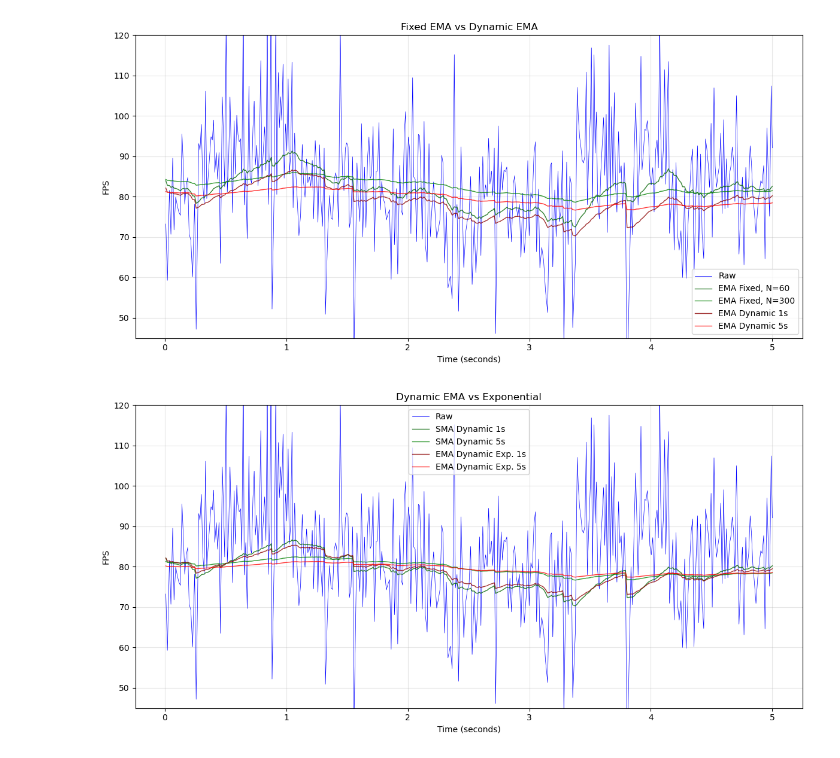
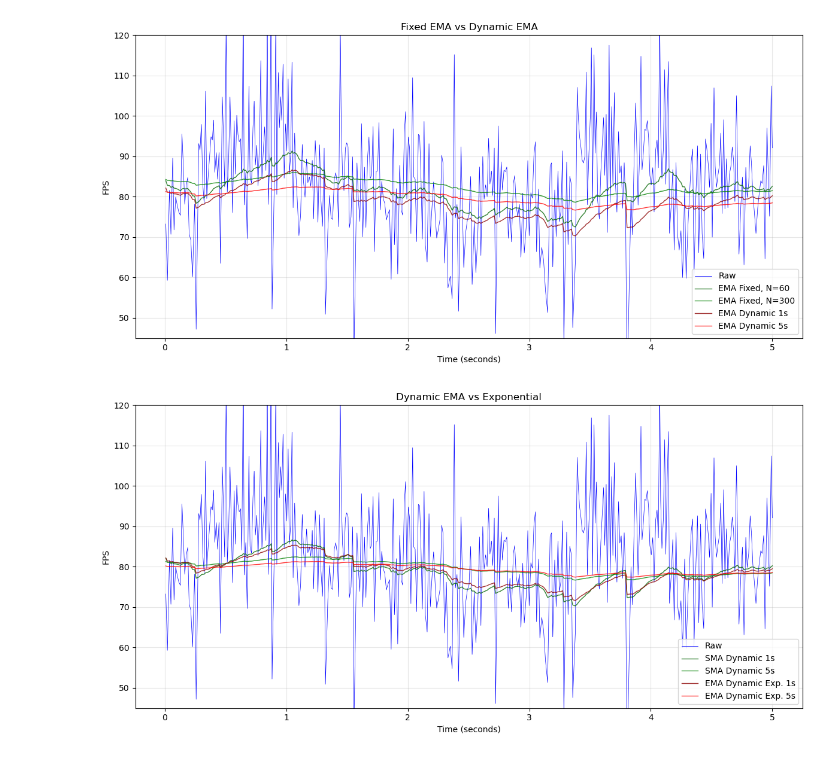
Before and after one commit to wilgaboury/blog, a Jupyter notebook: other/fps-analysis/frame_analysis.ipynb, the cells around one changed output. Drawn from its saved outputs; the diff is of its cells as text; code cells hidden in the pictures.

```diff
--- a/other/fps-analysis/frame_analysis.ipynb
+++ b/other/fps-analysis/frame_analysis.ipynb
@@ -16,21 +16,31 @@ def sma_fix(durs, n):
 def sma_dyn(times, durs, secs):
     ret = []
     queue = []
-    prev = times[0]
     for i in range(0, len(times)):
         queue.append([times[i], durs[i]])
         cur = times[i]
         while queue[0][0] + secs < cur:
             queue.pop(0)
-        fps = 1/(sum([dur for [time, dur] in queue])/len(queue))
+        fps = 1/(sum([dur for [_, dur] in queue])/len(queue))
         ret.append(fps)
-        prev = cur
+    return ret
+
+def sma_dyn_wei(times, durs, secs):
+    ret = []
+    queue = []
+    for i in range(0, len(times)):
+        queue.append([times[i], durs[i]])
+        cur = times[i]
+        while queue[0][0] + secs < cur:
+            queue.pop(0)
+        s = sum([dur for [_, dur] in queue])
+        fps = 1/sum([dur * (dur/s) for [_, dur] in queue])
+        ret.append(fps)
     return ret
 
 def sma_fix(durs, n):
     ret = []
     queue = []
-    prev = times[0]
     for dur in durs:
         queue.append(dur)
         if len(queue) > n:
@@ -42,7 +52,6 @@ def sma_fix(durs, n):
 def ema_dyn(durs, secs):
     t = secs/2
     cur = durs[0]
-    time = times[0]
     ret = [cur]
     for dur in durs[1:]:
         cur = (dur*dur+cur*t)/(t+dur)
@@ -50,9 +59,7 @@ def ema_dyn(durs, secs):
     return dur_to_fps(ret)
 
 def ema_dyn_exp(durs, secs):
-    t = secs/2
     cur = durs[0]
-    time = times[0]
     ret = [cur]
     for dur in durs[1:]:
         a = 1-math.exp(-dur*2*math.log(2)/secs)
@@ -63,7 +70,6 @@ def ema_dyn_exp(durs, secs):
 def ema_fix(durs, n):
     alpha = 2/(n+1)
     cur = durs[0]
-    time = times[0]
     ret = [cur]
     for dur in durs[1:]:
         cur = alpha*dur + (1-alpha)*cur
@@ -187,17 +218,17 @@ plt.show()
 # %%
 plt.figure(figsize=(12, 6))
 plt.plot(times, fps_raw, 'b-', label="Raw", linewidth=0.5)
 plt.plot(times, fps_ema_dyn_1s, 'darkgreen', label="SMA Dynamic 1s", linewidth=1, alpha=0.8)
 plt.plot(times, fps_ema_dyn_5s, 'green', label="SMA Dynamic 5s", linewidth=1, alpha=0.8)
 plt.plot(times, fps_ema_dyn_exp_1s, 'darkred', label="EMA Dynamic Exp. 1s", linewidth=1, alpha=0.8)
 plt.plot(times, fps_ema_dyn_exp_5s, 'red', label="EMA Dynamic Exp. 5s", linewidth=1, alpha=0.8)
 plt.xlabel('Time (seconds)')
 plt.ylabel('FPS')
 plt.title('Dynamic EMA vs Exponential')
-plt.legend()
+plt.legend(loc='lower right')
 plt.grid(True, alpha=0.3)
 plt.tight_layout()
 plt.ylim(45, 120)
 plt.show()
 # %% [output]
-[figure, old version]
+[figure, new version]
```
Also changed, not shown: parts of 6 cells of this notebook, 8 other files.
